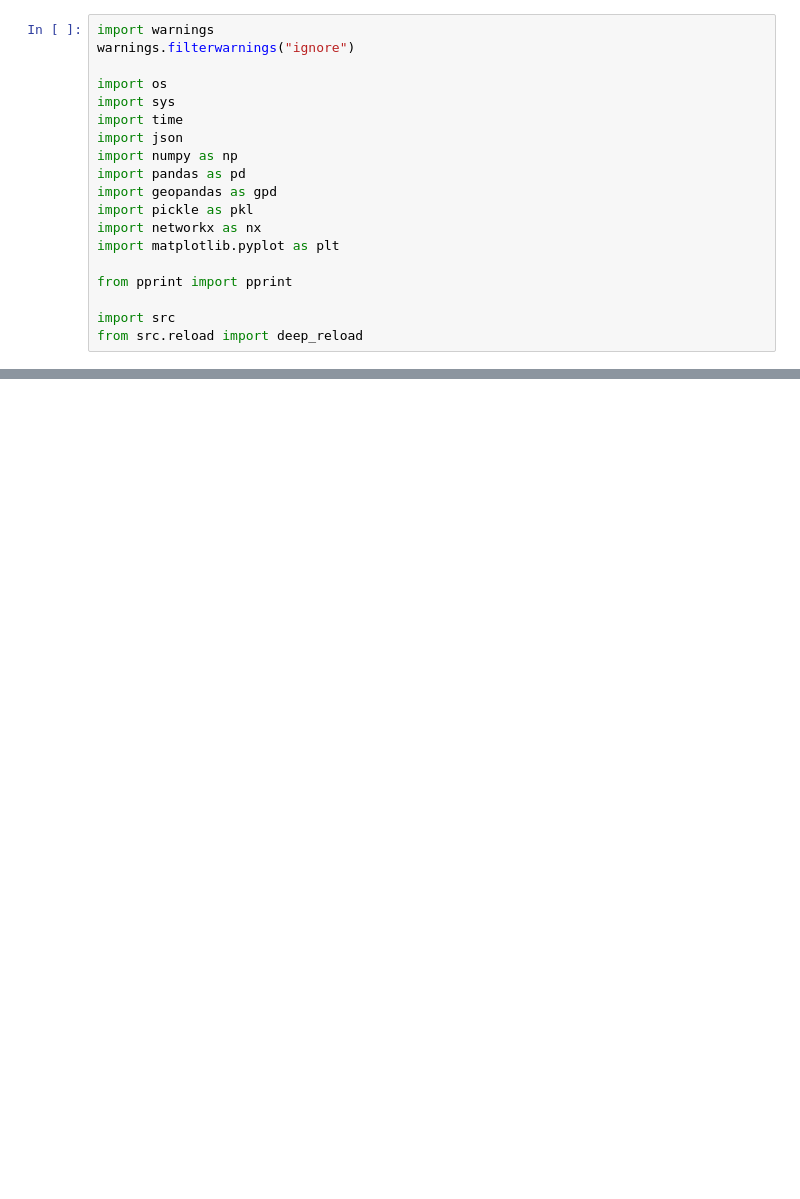
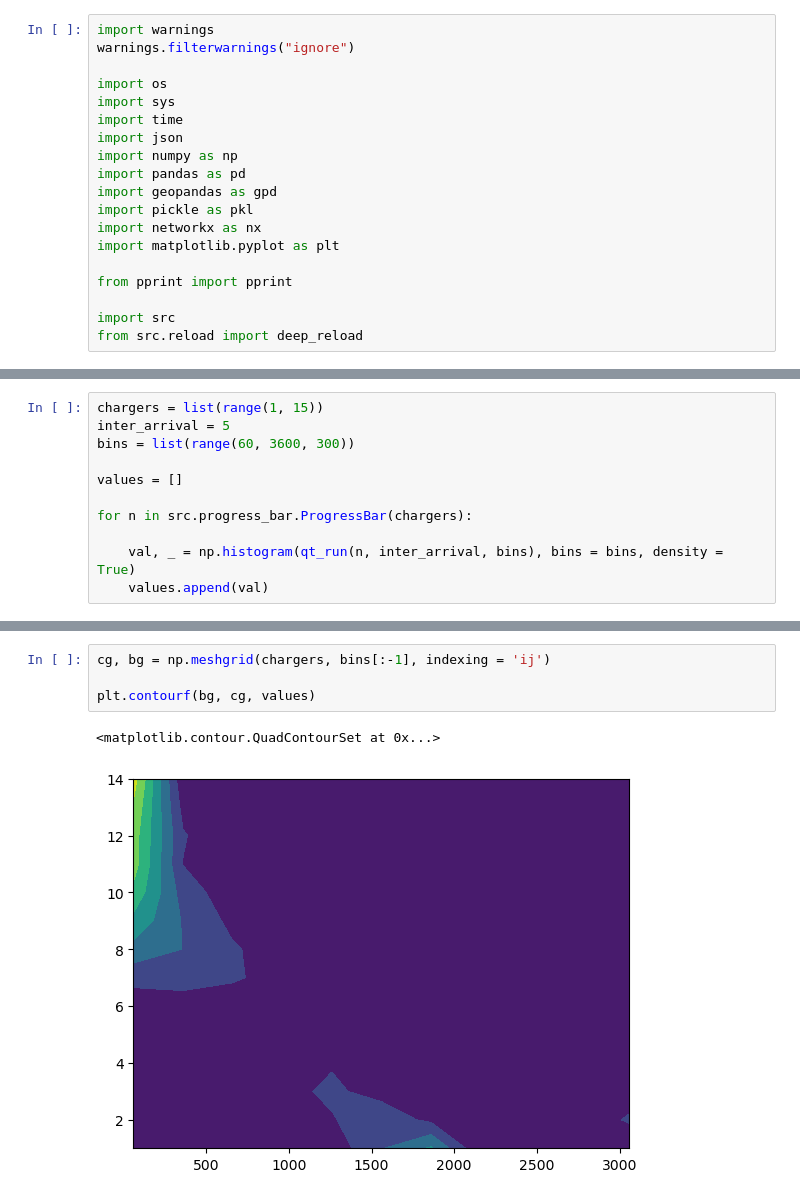
Before and after one commit to airabino/supply_sensitive_router, a Jupyter notebook: Simulated_Queuing.ipynb, the cells around one changed output, grey strips where cells are left out. Saved outputs shown, nothing was run; the diff lists cells and outputs as text; blank space fills up the shorter version.

```diff
--- a/Simulated_Queuing.ipynb
+++ b/Simulated_Queuing.ipynb
@@ -80,0 +170,11 @@ servers[0].__dict__
+# %%
+chargers = list(range(1, 15))
+inter_arrival = 5
+bins = list(range(60, 3600, 300))
+
+values = []
+
+for n in src.progress_bar.ProgressBar(chargers):
+
+    val, _ = np.histogram(qt_run(n, inter_arrival, bins), bins = bins, density = True)
+    values.append(val)
@@ -80,0 +183,7 @@ servers[0].__dict__
+# %%
+cg, bg = np.meshgrid(chargers, bins[:-1], indexing = 'ij')
+
+plt.contourf(bg, cg, values)
+# %% [output]
+<matplotlib.contour.QuadContourSet at 0x...>
+[figure, added]
```
Also changed, not shown: parts of 13 cells of this notebook, 3 other files.
